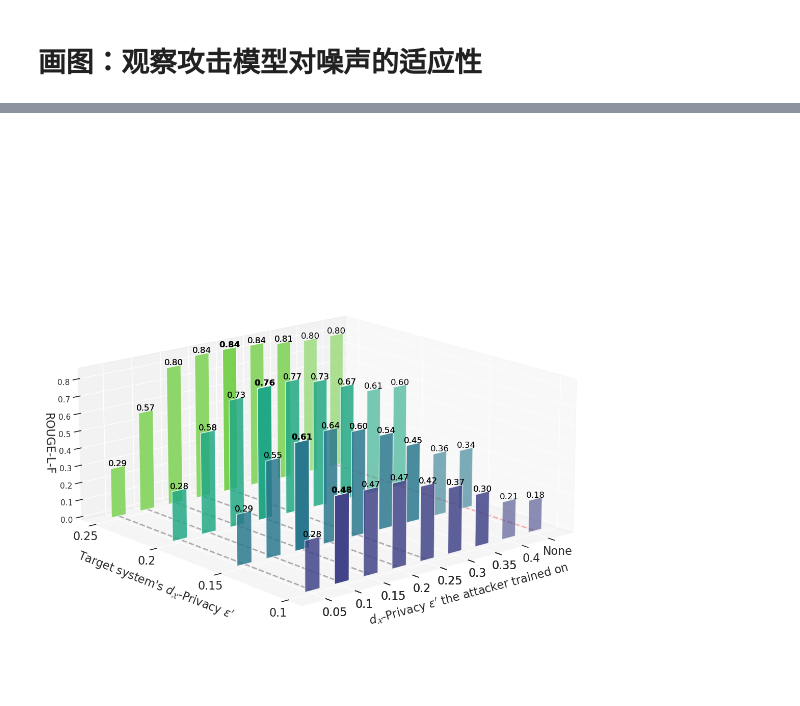
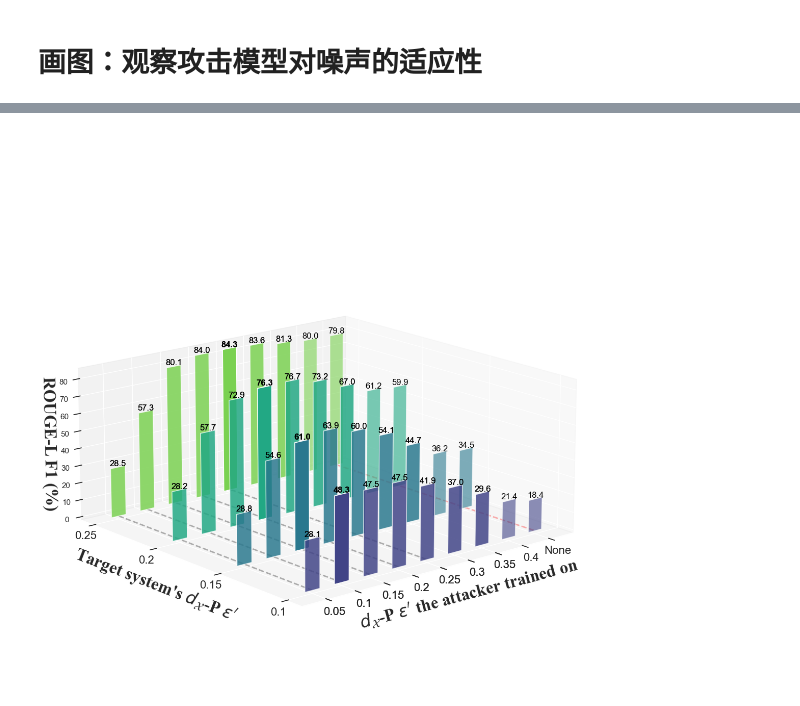
Before and after one commit to StupidTrees/SplitLLM, a Jupyter notebook: experiments/notebook/figures/noise_adapt.ipynb, the cells around one changed output, grey strips where cells are left out. Cells and saved outputs as stored; diff of their text form; code cells hidden in the pictures.

```diff
--- a/experiments/notebook/figures/noise_adapt.ipynb
+++ b/experiments/notebook/figures/noise_adapt.ipynb
@@ -74,3 +74,5 @@ all_data
+# %%
+all_data = {k:{ sp:rg*100 for sp,rg in v.items()} for k,v in all_data.items() }
 # %%
 from matplotlib import pyplot as plt
 import numpy as np
@@ -106,39 +108,43 @@ for i, sfl_dxp in enumerate(sfl_dxps):
     ax.bar([sfl_dxp], [all_data[sfl_dxp][sfl_dxp]], zs=i, zdir='y', width=0.025, color=colors[3-i], alpha=1.0, zorder=3)
     for sp, rg in zip(sps, rouges):
         # make it bold
-        ax.text(sp, i, rg + 0.02, f'{rg:.2f}', color='black', fontsize=12, ha='center', va='center', zorder=200,
+        ax.text(sp, i, rg + 2, f'{rg:.1f}', color='black', fontsize=12, ha='center', va='center', zorder=200,
                 fontweight='bold' if sp == sfl_dxp else 'normal')
 
-ax.set_xlabel('$d_{\mathcal{X}}$-Privacy $\epsilon\'$ the attacker trained on', fontsize=16, labelpad=22)
-ax.set_ylabel('Target system\'s $d_{\mathcal{X}}$-Privacy $\epsilon\'$' , fontsize=16, labelpad=22)
-ax.set_zlabel('ROUGE-L-F', fontsize=16)
+ax.set_xlabel('$d_{\mathcal{X}}$-P $\epsilon\'$ the attacker trained on',
+              fontsize=24, labelpad=22,fontname='Times New Roman', fontweight='bold')
+ax.set_ylabel('Target system\'s $d_{\mathcal{X}}$-P $\epsilon\'$' , fontsize=24,
+              fontname='Times New Roman',fontdict={'weight':'bold'},
+              labelpad=22)
+ax.set_zlabel('ROUGE-L F1 (%)',fontsize=24,
+              fontname='Times New Roman',fontdict={'weight':'bold'})
 ax.set_yticks(range(len(sfl_dxps)))
 ax.set_yticklabels([f'{sfl_dxp}' for sfl_dxp in sfl_dxps], fontsize=16)
 
 ax.set_xticks(sps)
 ax.set_xticklabels([f'{ad}' if ad != 0.45 else 'None' for ad in sps], fontsize=12)
 # show all labels of x ticks
 
 
 # show more labels on the x axis
 # ax.set_xticks(sp_values)
 # flip the x axis
 # enlarge the x ticks size
 ax.tick_params(axis='x', labelsize=16)
 # draw dashed line alone the y axis where x=5
 # for idx in [1,2,3,4, 8]:
 #   ax.plot([idx, idx], [0, len(sfl_dxps)-1], [0, 0], color='black' if idx != 8 else 'red', linestyle='--', linewidth=2, alpha=0.3)
 
 for idx in [0.05, 0.1, 0.15, 0.2, 0.25, 0.45]:
     ax.plot([idx, idx], [0, len(sfl_dxps) - 1], [0, 0], color='black' if idx != 0.45 else 'red', linestyle='--',
             linewidth=2, alpha=0.3)
 ax.invert_xaxis()
 
 ax.view_init(elev=15, azim=50)
 # make the background transparent
 plt.gca().patch.set_alpha(0)
 # save the plot
 plt.tight_layout()
-plt.savefig('/root/autodl-tmp/sfl/exp_data/noise_adaption.pdf')
+plt.savefig('./noise_adaption.pdf')
 # %% [output]
-[figure, old version]
+[figure, new version]
```
Also changed, not shown: parts of 1 cell of this notebook, 21 other files.
